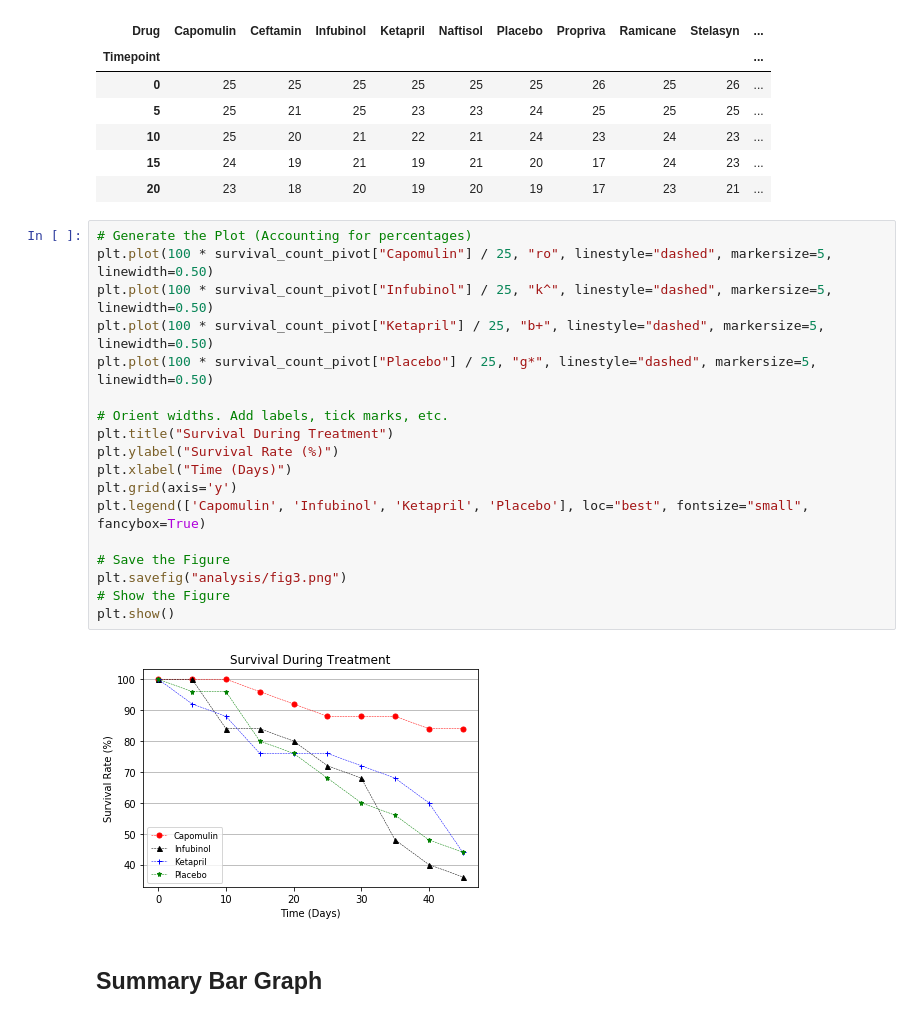
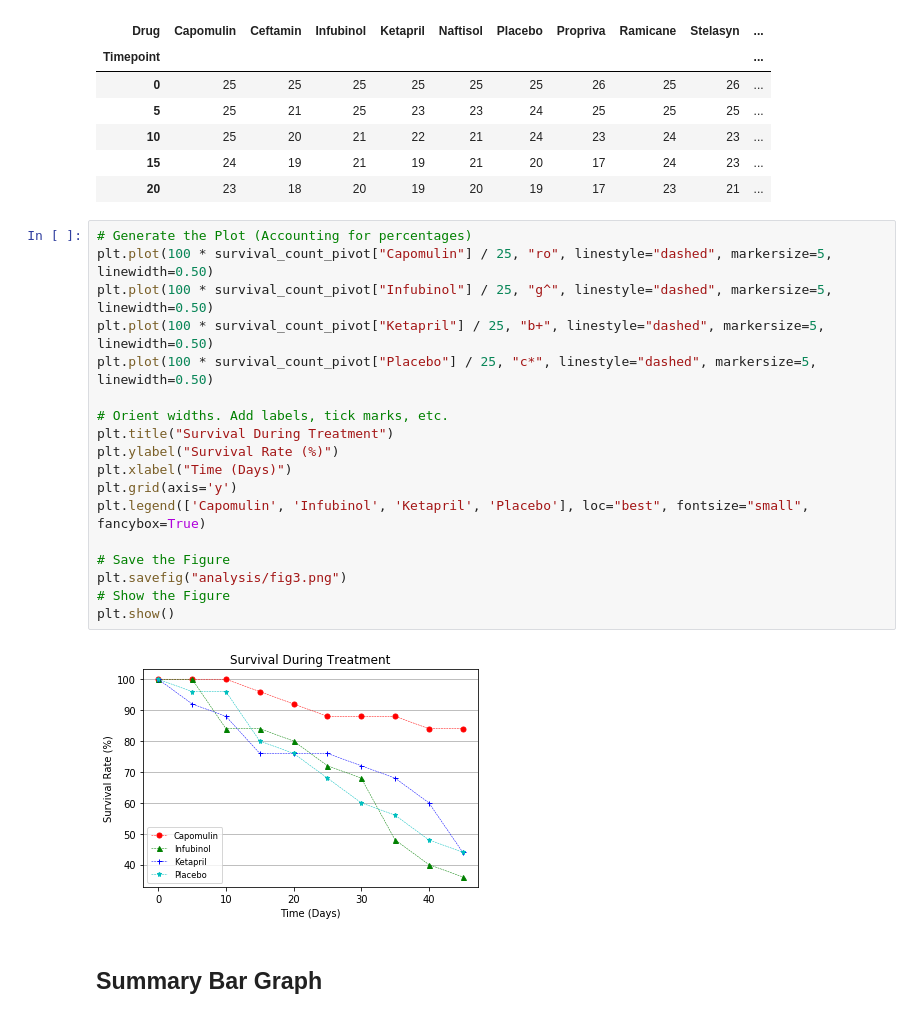
Before and after one commit to scifi451/matplotlib-challenge, a Jupyter notebook: Pymaceuticals/Pymaceuticals_HW.ipynb, the cells around one changed output. Saved outputs shown, nothing was run; the diff lists cells and outputs as text.

```diff
--- a/Pymaceuticals/Pymaceuticals_HW.ipynb
+++ b/Pymaceuticals/Pymaceuticals_HW.ipynb
@@ -230,23 +230,23 @@ survival_count_pivot.head()
 # %%
 # Generate the Plot (Accounting for percentages)
 plt.plot(100 * survival_count_pivot["Capomulin"] / 25, "ro", linestyle="dashed", markersize=5, linewidth=0.50)
-plt.plot(100 * survival_count_pivot["Infubinol"] / 25, "k^", linestyle="dashed", markersize=5, linewidth=0.50)
+plt.plot(100 * survival_count_pivot["Infubinol"] / 25, "g^", linestyle="dashed", markersize=5, linewidth=0.50)
 plt.plot(100 * survival_count_pivot["Ketapril"] / 25, "b+", linestyle="dashed", markersize=5, linewidth=0.50)
-plt.plot(100 * survival_count_pivot["Placebo"] / 25, "g*", linestyle="dashed", markersize=5, linewidth=0.50)
+plt.plot(100 * survival_count_pivot["Placebo"] / 25, "c*", linestyle="dashed", markersize=5, linewidth=0.50)
 
 # Orient widths. Add labels, tick marks, etc.
 plt.title("Survival During Treatment")
 plt.ylabel("Survival Rate (%)")
 plt.xlabel("Time (Days)")
 plt.grid(axis='y')
 plt.legend(['Capomulin', 'Infubinol', 'Ketapril', 'Placebo'], loc="best", fontsize="small", fancybox=True)
 
 # Save the Figure
 plt.savefig("analysis/fig3.png")
 # Show the Figure
 plt.show()
 # %% [output]
-[figure, old version]
+[figure, new version]
 # %% [markdown]
 ## Summary Bar Graph
 # %%
```
Also changed, not shown: parts of 4 cells of this notebook, 3 other files.
